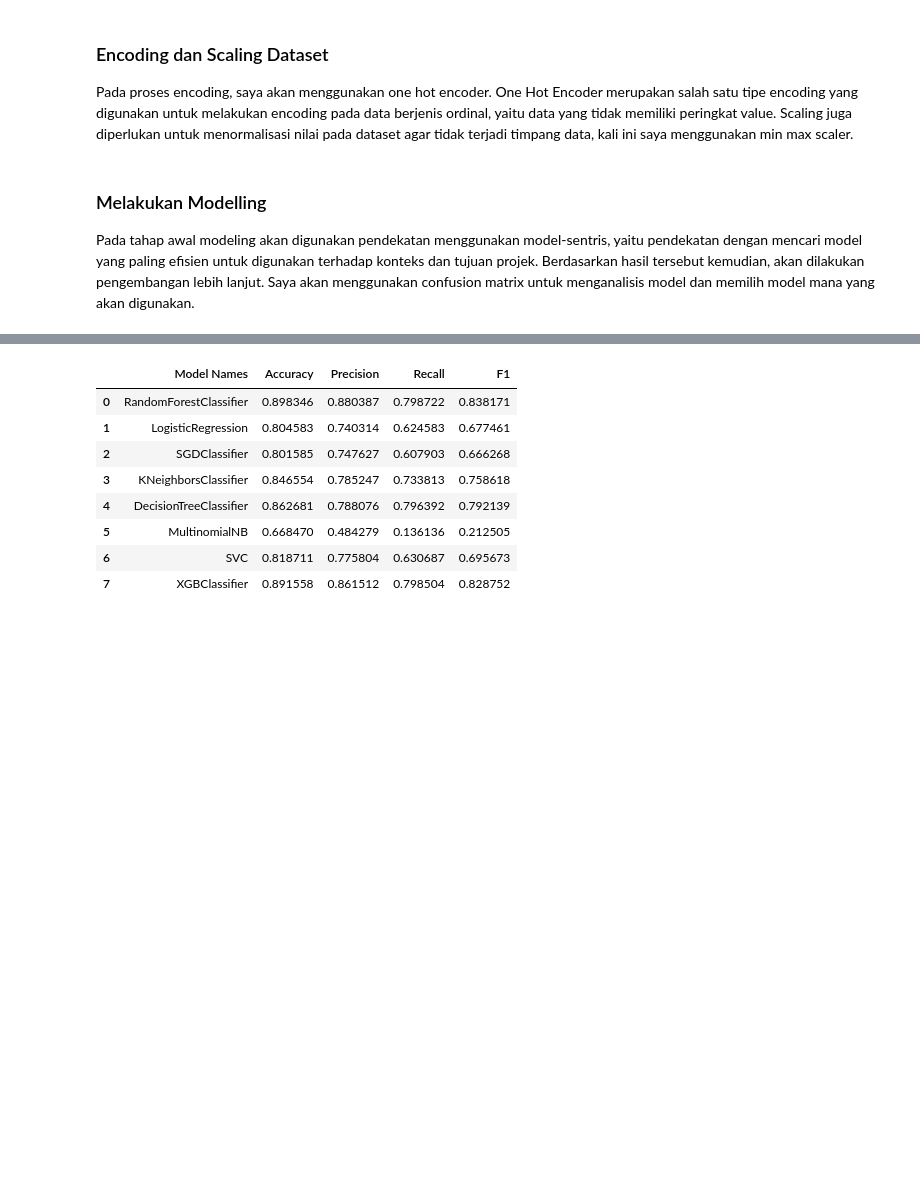
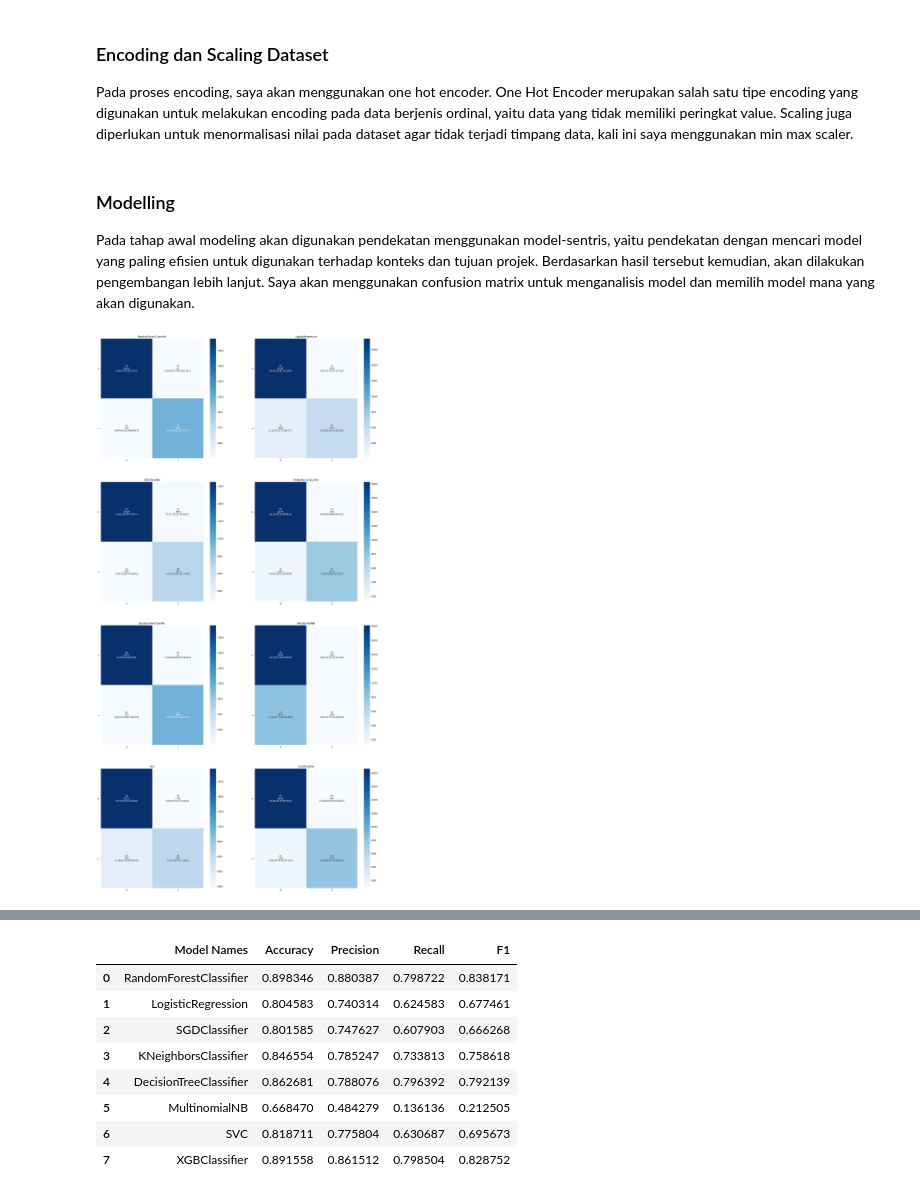
Before and after one commit to rarmnsyah/DATASCIENCE, a Jupyter notebook: Hoter Reservation (Yes) Predict/main.ipynb, the cells around one changed output, grey strips where cells are left out. Cells and saved outputs as stored; diff of their text form; code cells hidden in the pictures; blank space fills up the shorter version.

```diff
--- a/Hoter Reservation (Yes) Predict/main.ipynb
+++ b/Hoter Reservation (Yes) Predict/main.ipynb
@@ -127,7 +127,7 @@ full_pipeline = ColumnTransformer([
 
 X_prepared = full_pipeline.fit_transform(X)
 # %% [markdown]
-### Melakukan Modelling
+### Modelling
 Pada tahap awal modeling akan digunakan pendekatan menggunakan model-sentris, yaitu pendekatan dengan mencari model yang paling efisien untuk digunakan terhadap konteks dan tujuan projek. Berdasarkan hasil tersebut kemudian, akan dilakukan pengembangan lebih lanjut. Saya akan menggunakan confusion matrix untuk menganalisis model dan memilih model mana yang akan digunakan.
 # %%
 X_train, X_test, y_train, y_test = train_test_split(X_prepared, y, random_state = 1, test_size = 0.2)
@@ -152,3 +152,22 @@ model_name = [
     'SVC',
     'XGBClassifier'
 ]
+# %%
+fig, ax = plt.subplots(4,2, figsize = (25, 50))
+
+for model, ax in zip (model_clf, ax.flatten()):
+    fitted_model = model.fit(X_train, y_train)
+    y_pred = fitted_model.predict(X_train)
+    conf_matrix = confusion_matrix(y_train, y_pred)
+
+    group_names = ['TN', 'FP', 'FN', 'TP']
+    group_counts = ['{}'.format(value) for value in conf_matrix.flatten()]
+    group_percentages = ['{}'.format(value/conf_matrix.sum()) for value in conf_matrix.flatten()]
+    labels = [f'{v1}\n{v2}\n{v3}' for v1, v2, v3 in zip(group_names,group_counts,group_percentages)]
+    labels = np.asarray(labels).reshape(2,2)
+
+
+    sns.heatmap(conf_matrix, annot=labels, fmt='', cmap='Blues', ax=ax)
+    ax.title.set_text(type(model).__name__)
+# %% [output]
+[figure, added]
```
Also changed, not shown: parts of 13 cells of this notebook.
